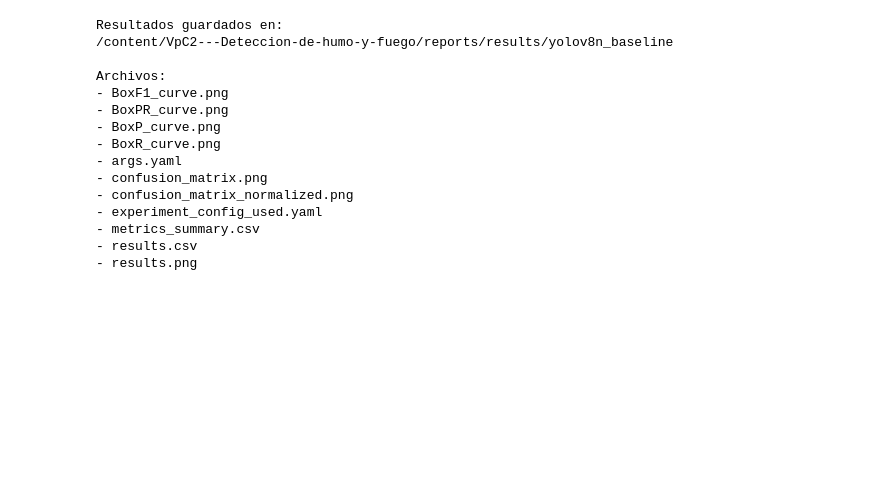
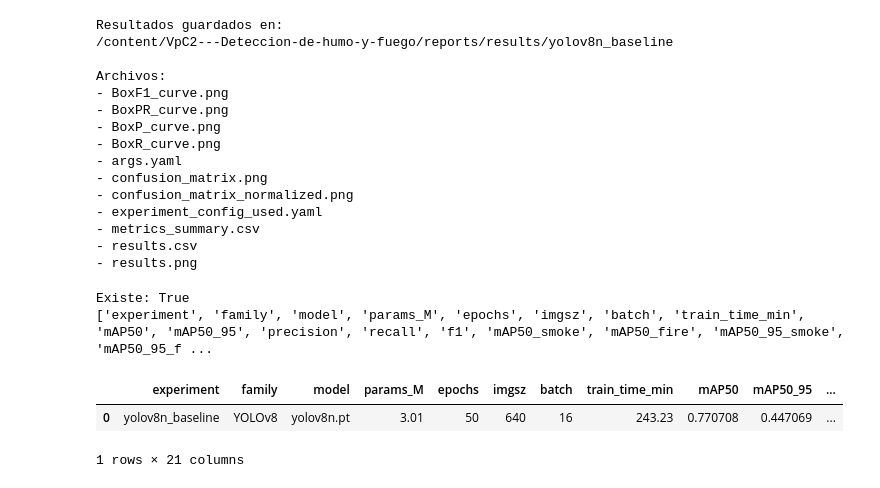
Before and after one commit to Gabriela-Sol/VpC2---Deteccion-de-humo-y-fuego, a Jupyter notebook: notebooks/02_entrenamiento_YOLOv8.ipynb, the cells around one changed output. Drawn from its saved outputs; the diff is of its cells as text; code cells hidden in the pictures; blank space fills up the shorter version.

```diff
--- a/notebooks/02_entrenamiento_YOLOv8.ipynb
+++ b/notebooks/02_entrenamiento_YOLOv8.ipynb
@@ -716,3 +729,24 @@ Archivos:
 - metrics_summary.csv
 - results.csv
 - results.png
+# %%
+SUMMARY_PATH = (
+    PROJECT_DIR
+    / "reports"
+    / "results"
+    / "yolov8n_baseline"
+    / "metrics_summary.csv"
+)
+
+print("Existe:", SUMMARY_PATH.exists())
+
+if SUMMARY_PATH.exists():
+    tmp = pd.read_csv(SUMMARY_PATH)
+    print(tmp.columns.tolist())
+    display(tmp)
+# %% [output]
+Existe: True
+['experiment', 'family', 'model', 'params_M', 'epochs', 'imgsz', 'batch', 'train_time_min', 'mAP50', 'mAP50_95', 'precision', 'recall', 'f1', 'mAP50_smoke', 'mAP50_fire', 'mAP50_95_smoke', 'mAP50_95_f ...
+|  | experiment | family | model | params_M | epochs | imgsz | batch | train_time_min | mAP50 | mAP50_95 | ... |
+| 0 | yolov8n_baseline | YOLOv8 | yolov8n.pt | 3.01 | 50 | 640 | 16 | 243.23 | 0.770708 | 0.447069 | ... |
+1 rows × 21 columns
```
Also changed, not shown: parts of 16 cells of this notebook.
